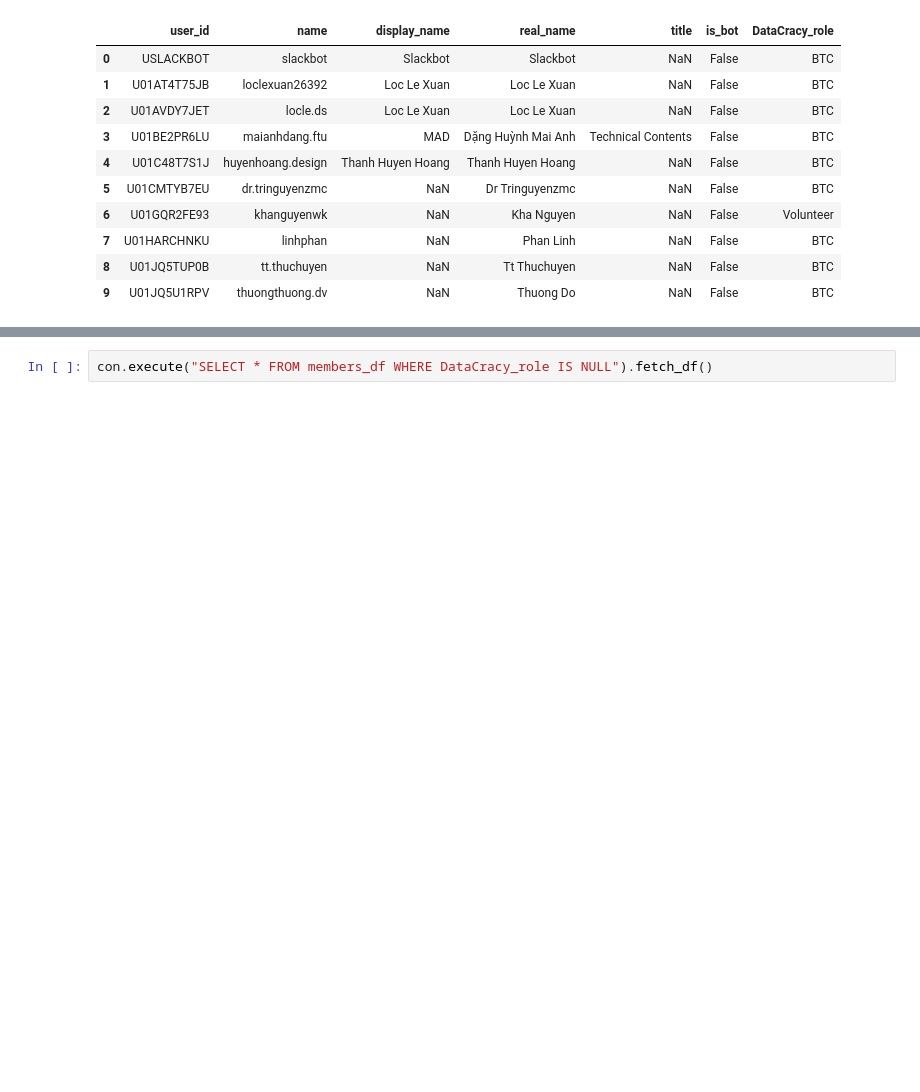
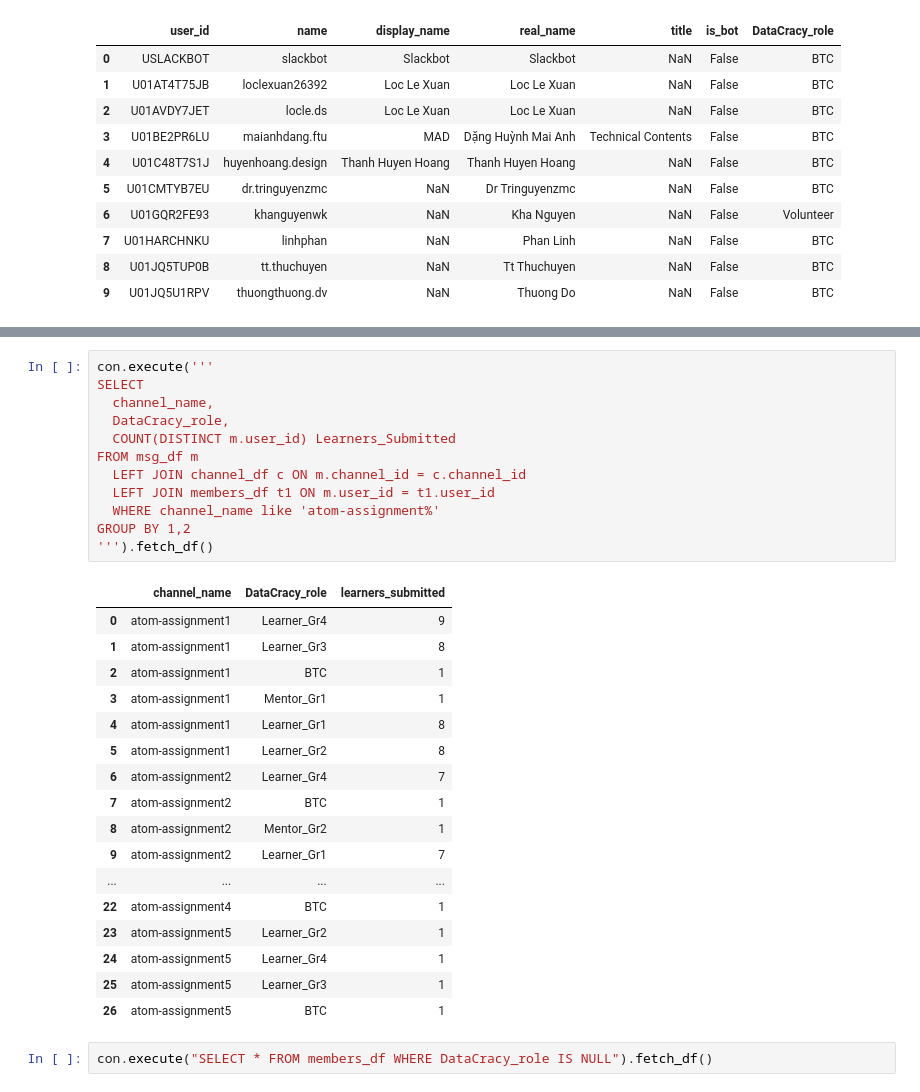
Before and after one commit to Ha-Huynh-Anh/atom-assignments, a Jupyter notebook: assignment_4/home_assignment_4.ipynb, the cells around one changed output, grey strips where cells are left out. Drawn from its saved outputs; the diff is of its cells as text; blank space fills up the shorter version.

```diff
--- a/assignment_4/home_assignment_4.ipynb
+++ b/assignment_4/home_assignment_4.ipynb
@@ -652,3 +659,33 @@ con.execute("SELECT * FROM members_df LIMIT 10").fetch_df() # -> In 10 dòng đ
+# %%
+con.execute('''
+SELECT
+  channel_name,
+  DataCracy_role,
+  COUNT(DISTINCT m.user_id) Learners_Submitted
+FROM msg_df m
+  LEFT JOIN channel_df c ON m.channel_id = c.channel_id
+  LEFT JOIN members_df t1 ON m.user_id = t1.user_id
+  WHERE channel_name like 'atom-assignment%'
+GROUP BY 1,2
+''').fetch_df()
+# %% [output]
+|  | channel_name | DataCracy_role | learners_submitted |
+| 0 | atom-assignment1 | Learner_Gr4 | 9 |
+| 1 | atom-assignment1 | Learner_Gr3 | 8 |
+| 2 | atom-assignment1 | BTC | 1 |
+| 3 | atom-assignment1 | Mentor_Gr1 | 1 |
+| 4 | atom-assignment1 | Learner_Gr1 | 8 |
+| 5 | atom-assignment1 | Learner_Gr2 | 8 |
+| 6 | atom-assignment2 | Learner_Gr4 | 7 |
+| 7 | atom-assignment2 | BTC | 1 |
+| 8 | atom-assignment2 | Mentor_Gr2 | 1 |
+| 9 | atom-assignment2 | Learner_Gr1 | 7 |
+| ... | ... | ... | ... |
+| 22 | atom-assignment4 | BTC | 1 |
+| 23 | atom-assignment5 | Learner_Gr2 | 1 |
+| 24 | atom-assignment5 | Learner_Gr4 | 1 |
+| 25 | atom-assignment5 | Learner_Gr3 | 1 |
+| 26 | atom-assignment5 | BTC | 1 |
 # %%
 con.execute("SELECT * FROM members_df WHERE DataCracy_role IS NULL").fetch_df()
 # %% [output]
```
Also changed, not shown: parts of 18 cells of this notebook.
